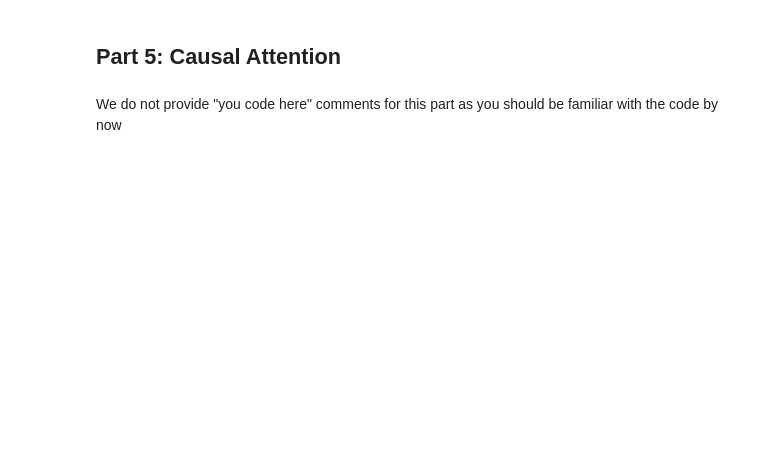
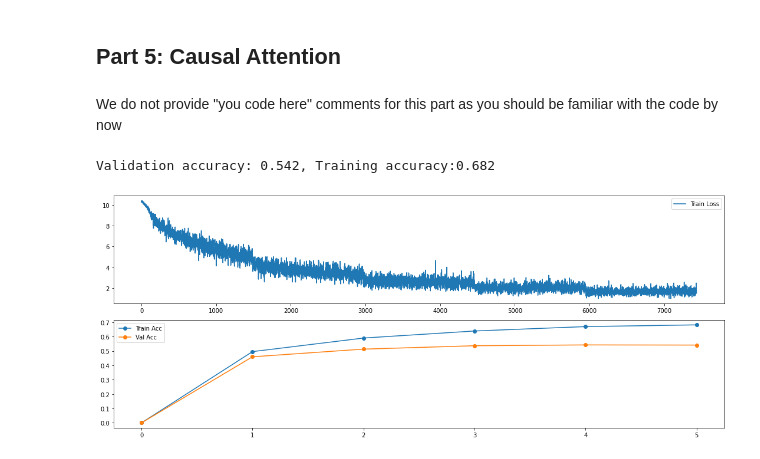
Before and after one commit to YarivLevy81/NLP_HW, a Jupyter notebook: hw1/wsd_model.ipynb, the cells around one changed output. Drawn from its saved outputs; the diff is of its cells as text; code cells hidden in the pictures; blank space fills up the shorter version.

```diff
--- a/hw1/wsd_model.ipynb
+++ b/hw1/wsd_model.ipynb
@@ -413,0 +412,42 @@ We do not provide "you code here" comments for this part as you should be famili
+# %%
+# TODO: your experiments here
+import positional_encoding
+
+lr=2e-4
+dropout = 0.2
+D=300
+batch_size=20
+num_epochs=5
+set_seed(seed)
+
+m = model.WSDModel(
+    tokens_vocab.size(),
+    y_vocab.size(),
+    D=D,
+    dropout_prob=dropout,
+    use_padding=True,
+    pos_enc=positional_encoding.PositionalEncoding,
+    causal=True
+).to(device)
+
+optimizer = torch.optim.Adam(m.parameters(), lr=lr)
+
+losses, train_acc, val_acc = train(
+    m, optimizer, sa_train_dataset, sa_dev_dataset, num_epochs=num_epochs, batch_size=batch_size)
+# %%
+print(f"Validation accuracy: {val_acc[-1]:.3f}, Training accuracy:{train_acc[-1]:.3f}")
+assert val_acc[-1] >= 0.538, "The last validation accuracy should be at least 0.543. Please check your implementation before you continue"
+# %% [output]
+Validation accuracy: 0.542, Training accuracy:0.682
+# %%
+fig, axs = plt.subplots(nrows=2, figsize=(15, 6))
+
+axs[0].plot(losses, '-', label='Train Loss');
+axs[0].legend()
+axs[1].plot(train_acc, '-o', label='Train Acc');
+axs[1].plot(val_acc, '-o', label='Val Acc');
+axs[1].legend()
+
+plt.tight_layout()
+# %% [output]
+[figure, added]
```
Also changed, not shown: parts of 1 cell of this notebook, 1 other file.
